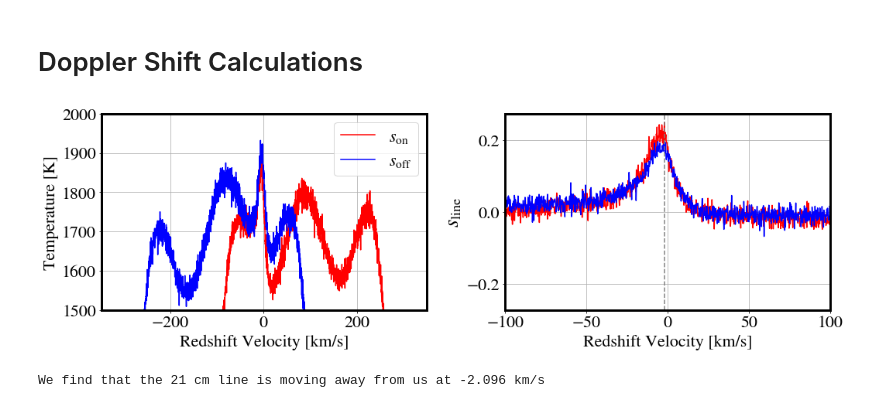
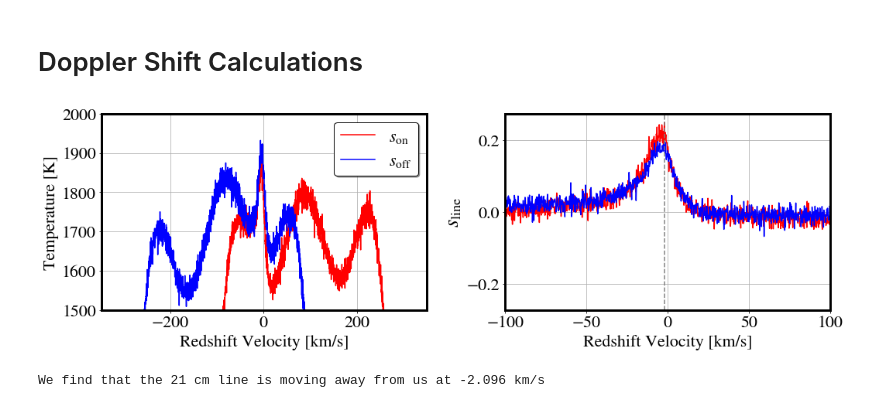
Before and after one commit to James11222/radiolab_repo, a Jupyter notebook: lab2/James/Lab2_Analysis.ipynb, the cells around one changed output. Saved outputs shown, nothing was run; the diff lists cells and outputs as text; code cells hidden in the pictures.

```diff
--- a/lab2/James/Lab2_Analysis.ipynb
+++ b/lab2/James/Lab2_Analysis.ipynb
@@ -141,32 +141,32 @@ plt.show()
 # %%
 velocity_on = -3e5 * ((freqs + 1420) - 1420.4058)/1420.4058
 velocity_off = -3e5 * ((freqs + 1420.8) - 1420.4058)/1420.4058
 
 f, axes = plt.subplots(1,2, figsize=(15,5))
 
 axes[0].plot(velocity_on, np.fft.fftshift(avg_on) * G, color="red", label="$s_{\mathrm{on}}$")
 axes[0].plot(velocity_off, np.fft.fftshift(avg_off) * G, color="blue", label="$s_{\mathrm{off}}$")
 # axes[0].axvline(1420.4,0,2500, linestyle="--", color="gray")
 # axes[0].axvline(-0.525,0,2500, linestyle="--", color="gray")
 axes[0].set_ylim(1500, 2000)
 # axes[0].set_xlim(-1,1)
 axes[0].set_xlabel("Redshift Velocity [km/s]")
 axes[0].set_ylabel("Temperature [K]")
 axes[0].grid()
-axes[0].legend()
+axes[0].legend(edgecolor="black", shadow=True)
 
 axes[1].plot(velocity_on, np.fft.fftshift(s_line - np.median(s_line)) * G, color="red")
 axes[1].plot(velocity_off, np.fft.fftshift(-(s_line- np.median(s_line))) * G, color="blue")
 axes[1].set_xlim(-100,100)
 axes[1].axvline(velocity_on[np.argmax(np.fft.fftshift(s_line - np.median(s_line)) * G)],0,2500, linestyle="--", color="gray")
 # axes[1].axvline(-0.525,0,2500, linestyle="--", color="gray")
 axes[1].set_xlabel("Redshift Velocity [km/s]")
 axes[1].set_ylabel("$s_{\mathrm{line}}$", fontsize=26)
 axes[1].grid()
 f.tight_layout()
 plt.show()
 # %% [output]
-[figure, old version]
+[figure, new version]
 # %%
 v_21cm = velocity_on[np.argmax(np.fft.fftshift(s_line))]
 print("We find that the 21 cm line is moving away from us at {0:0.3f} km/s".format(v_21cm))
```
Also changed, not shown: parts of 7 cells of this notebook, 1 other file.
